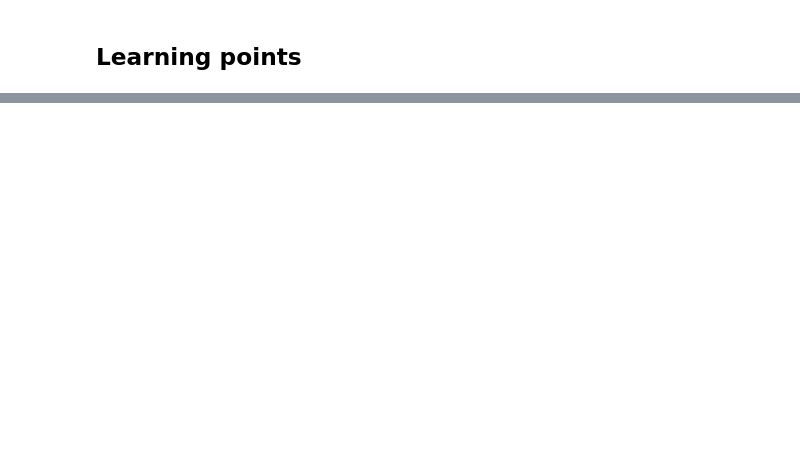
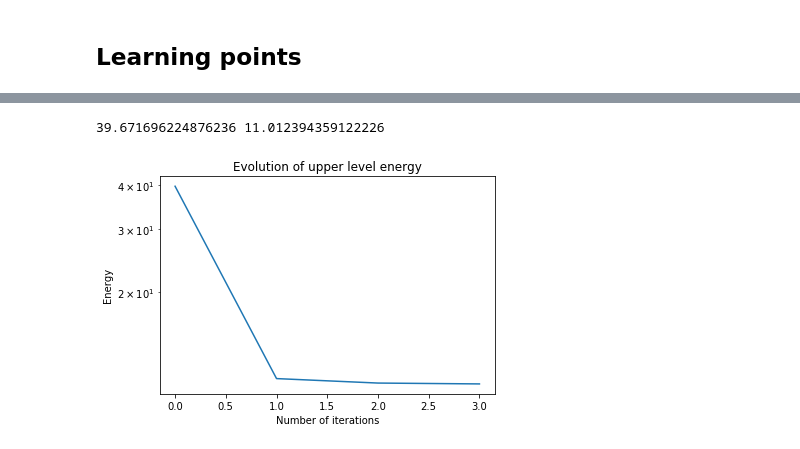
Before and after one commit to Biagig/Learning-Sampling-Pattern, a Jupyter notebook: Full algorithm - radial.ipynb, the cells around one changed output, grey strips where cells are left out. Drawn from its saved outputs; the diff is of its cells as text; code cells hidden in the pictures; blank space fills up the shorter version.

```diff
--- a/Full algorithm - radial.ipynb
+++ b/Full algorithm - radial.ipynb
@@ -224,0 +191,12 @@ pysap.Image(data = convert_locations_to_mask(np.array(ceiled_mask),(n,n))).show(
+# %%
+from UpperLevel.parametrisation import *
+l0 = np.random.rand(n_ang+2)
+l0[-1] = 1e-3
+p0 = pradCO(l0,n_rad)
+
+m = []
+for i in range(len(p0)-1):
+    if p0[i]>0.5:m.append(full_kspace_loc[i])
+#pysap.Image(data = convert_locations_to_mask(np.array(m),(n,n))).show()
+# %%
+lf,energy_upper,alphas = obj.optimize(l0=l0 , mask_type = "radial_CO")
@@ -224,0 +217,11 @@ pysap.Image(data = convert_locations_to_mask(np.array(ceiled_mask),(n,n))).show(
+# %%
+print(energy_upper[0],energy_upper[-1])
+plt.plot(energy_upper)
+plt.title("Evolution of upper level energy")
+plt.xlabel("Number of iterations")
+plt.ylabel("Energy")
+plt.yscale("log")
+#plt.savefig("Results/Upper Level/Multiple images/10 images/convergence.png")
+# %% [output]
+39.671696224876236 11.012394359122226
+[figure, added]
```
Also changed, not shown: parts of 16 cells of this notebook, 3 other files.
